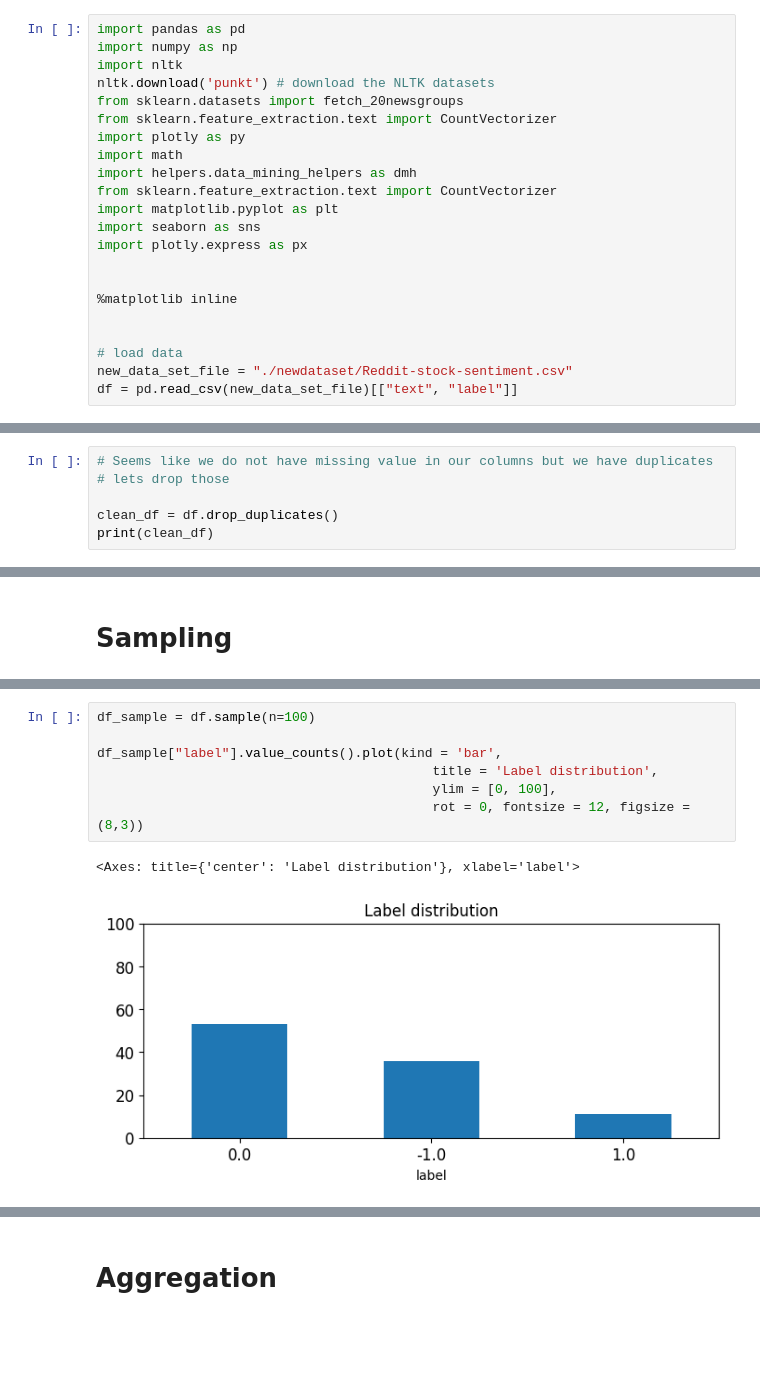
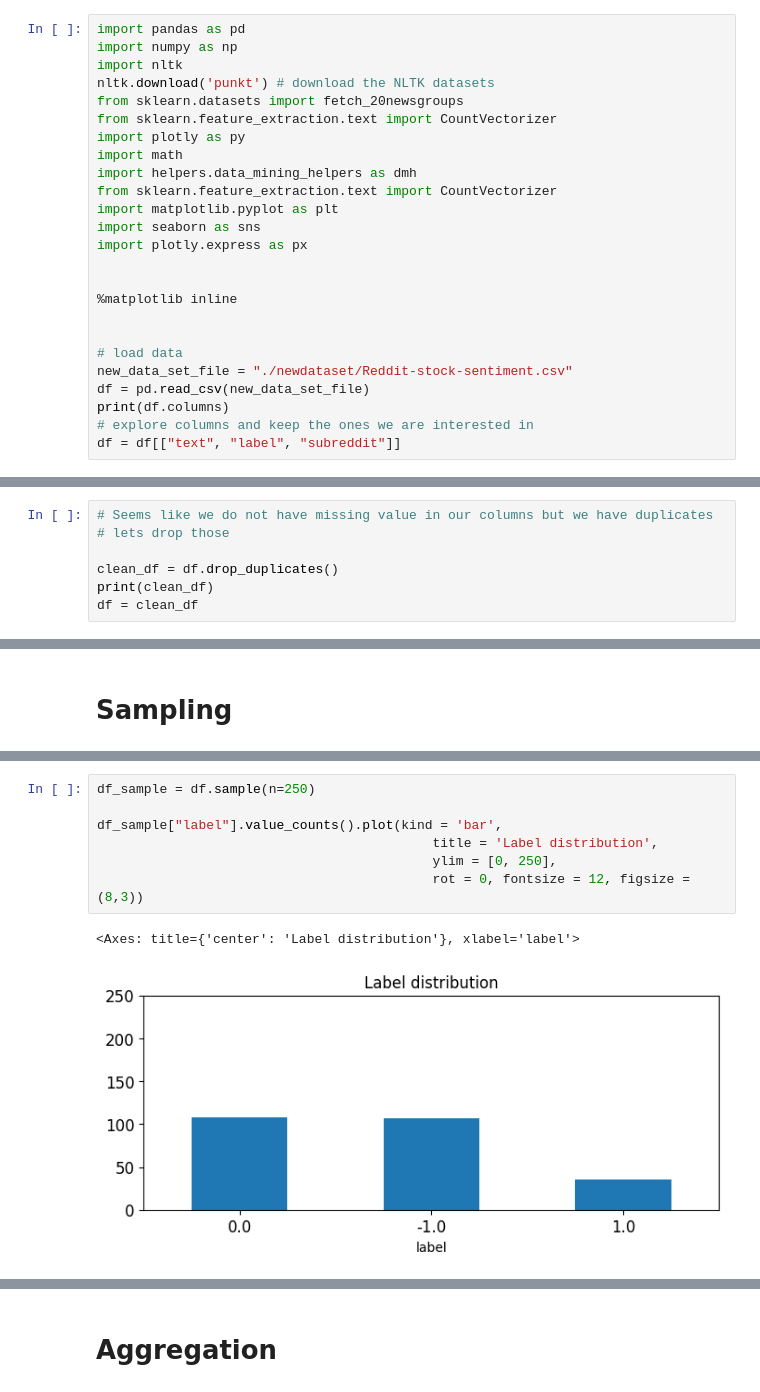
Before and after one commit to v1d4r1337/DM2025-Lab1-Exercise, a Jupyter notebook: DM2025-Lab1-Homework.ipynb, the cells around one changed output, grey strips where cells are left out. Saved outputs shown, nothing was run; the diff lists cells and outputs as text; blank space fills up the shorter version.

```diff
--- a/DM2025-Lab1-Homework.ipynb
+++ b/DM2025-Lab1-Homework.ipynb
@@ -81,5 +81,8 @@ import plotly.express as px
 
 # load data
 new_data_set_file = "./newdataset/Reddit-stock-sentiment.csv"
-df = pd.read_csv(new_data_set_file)[["text", "label"]]
+df = pd.read_csv(new_data_set_file)
+print(df.columns)
+# explore columns and keep the ones we are interested in
+df = df[["text", "label", "subreddit"]]
 # %% [output]
@@ -156,4 +223,5 @@ df.isnull().apply(lambda x: dmh.check_missing_values(x))
 
 clean_df = df.drop_duplicates()
 print(clean_df)
+df = clean_df
 # %% [output]
@@ -187,10 +295,10 @@ df["label"].value_counts().plot(kind = 'bar',
 # %%
-df_sample = df.sample(n=100)
+df_sample = df.sample(n=250)
 
 df_sample["label"].value_counts().plot(kind = 'bar',
                                            title = 'Label distribution',
-                                           ylim = [0, 100],
+                                           ylim = [0, 250],
                                            rot = 0, fontsize = 12, figsize = (8,3))
 # %% [output]
 <Axes: title={'center': 'Label distribution'}, xlabel='label'>
-[figure, old version]
+[figure, new version]
```
Also changed, not shown: parts of 43 cells of this notebook, 3 other files.
